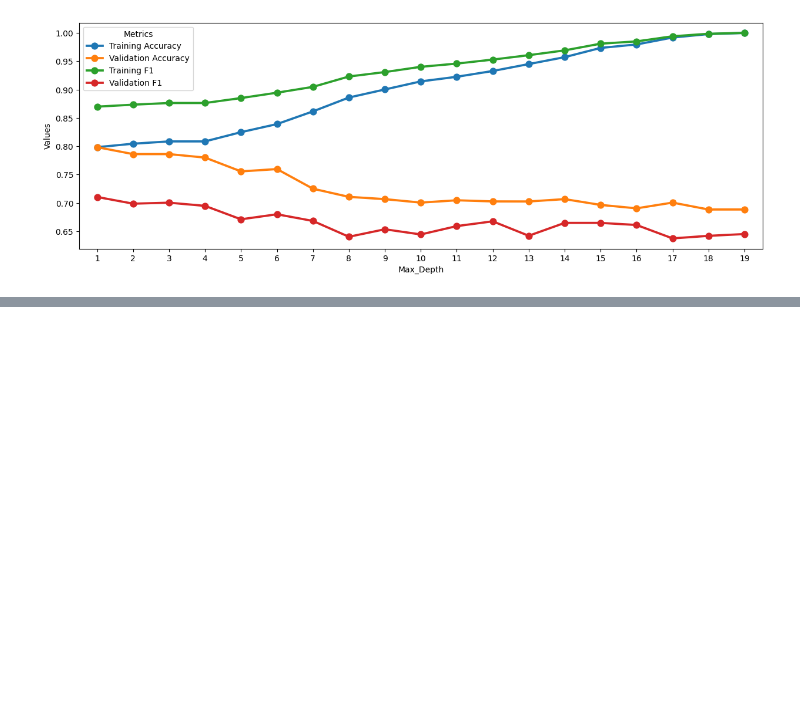
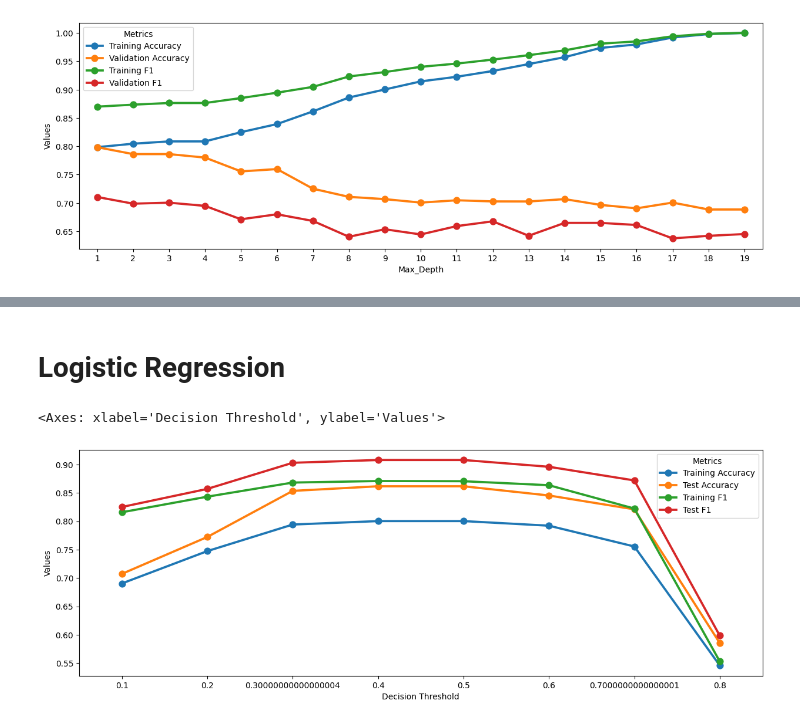
Before and after one commit to Rlenmeyer/LoanPrediction, a Jupyter notebook: LoanPrediction.ipynb, the cells around one changed output, grey strips where cells are left out. Saved outputs shown, nothing was run; the diff lists cells and outputs as text; code cells hidden in the pictures; blank space fills up the shorter version.

Commit message:
Adding Random forest and Logistic regression

```diff
--- a/LoanPrediction.ipynb
+++ b/LoanPrediction.ipynb
@@ -256,0 +319,9 @@ graph
+# %%
+rf_clf = RandomForestClassifier(n_estimators=100,max_depth=3,min_samples_leaf = 10)
+rf_clf.fit(X_train,y_train)
+y_pred = rf_clf.predict(X_train)
+print("Train F1 Score ", f1_score(y_train,y_pred))
+print("Train Accuracy ", accuracy_score(y_train,y_pred))
+
+print("Validation Mean F1 Score: ",cross_val_score(rf_clf,X_train,y_train,cv=5,scoring='f1_macro').mean())
+print("Validation Mean Accuracy: ",cross_val_score(rf_clf,X_train,y_train,cv=5,scoring='accuracy').mean())
@@ -256,0 +348,42 @@ graph
+# %% [markdown]
+# Logistic Regression
+# %%
+
+train_accuracies = []
+train_f1_scores = []
+test_accuracies = []
+test_f1_scores = []
+thresholds = []
+
+for thresh in np.arange(0.1,0.9,0.1): ## Sweeping from threshold of 0.1 to 0.9
+    logreg_clf = LogisticRegression(solver='liblinear')
+    logreg_clf.fit(X_train,y_train)
+
+    y_pred_train_thresh = logreg_clf.predict_proba(X_train)[:,1]
+    y_pred_train = (y_pred_train_thresh > thresh).astype(int)
+
+    train_acc = accuracy_score(y_train,y_pred_train)
+    train_f1 = f1_score(y_train,y_pred_train)
+
+    y_pred_test_thresh = logreg_clf.predict_proba(X_test_imp)[:,1]
+    y_pred_test = (y_pred_test_thresh > thresh).astype(int)
+
+    test_acc = accuracy_score(y_test,y_pred_test)
+    test_f1 = f1_score(y_test,y_pred_test)
+
+    train_accuracies.append(train_acc)
+    train_f1_scores.append(train_f1)
+    test_accuracies.append(test_acc)
+    test_f1_scores.append(test_f1)
+    thresholds.append(thresh)
+
+
+Threshold_logreg = {"Training Accuracy": train_accuracies, "Test Accuracy": test_accuracies, "Training F1": train_f1_scores, "Test F1":test_f1_scores, "Decision Threshold": thresholds }
+Threshold_logreg_df = pd.DataFrame.from_dict(Threshold_logreg)
+
+plot_df = Threshold_logreg_df.melt('Decision Threshold',var_name='Metrics',value_name="Values")
+fig,ax = plt.subplots(figsize=(15,5))
+sns.pointplot(x="Decision Threshold", y="Values",hue="Metrics", data=plot_df,ax=ax)
+# %% [output]
+<Axes: xlabel='Decision Threshold', ylabel='Values'>
+[figure, added]
```
Also changed, not shown: parts of 7 cells of this notebook.
